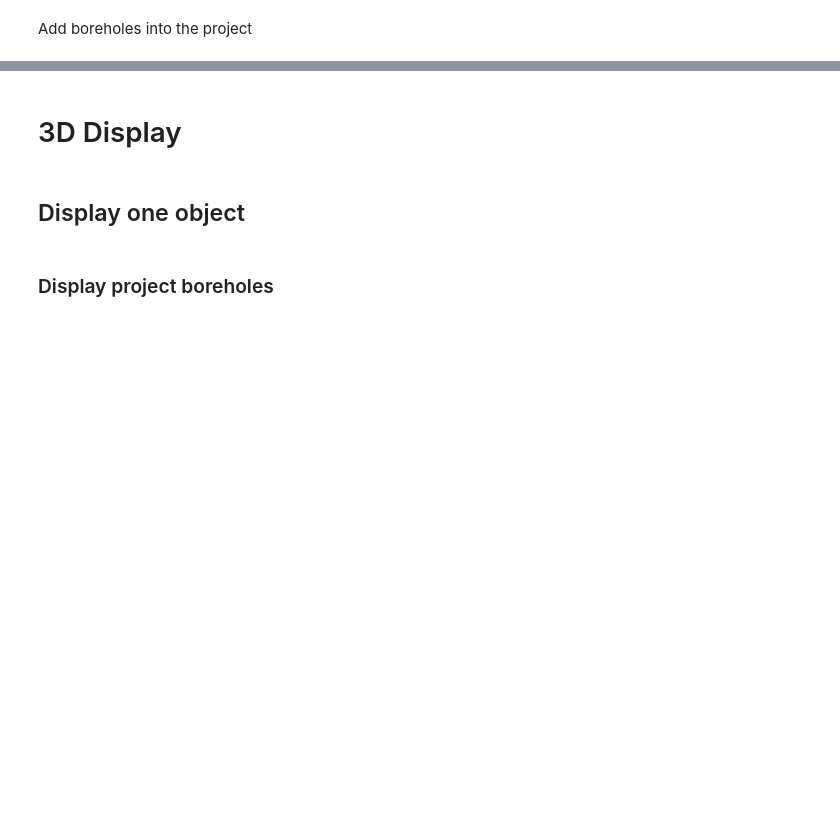
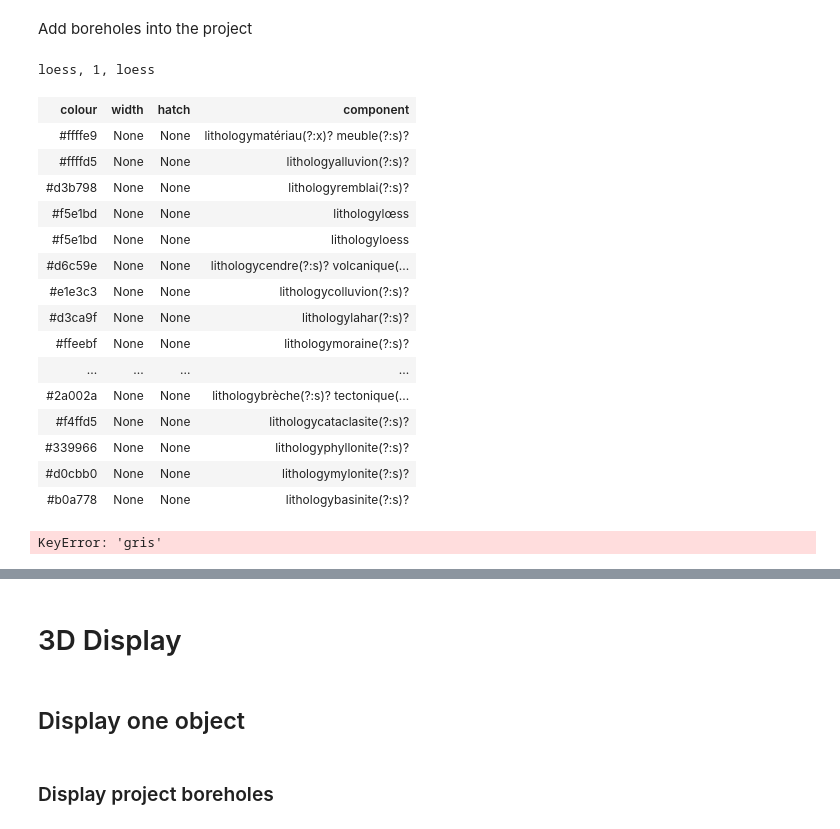
Before and after one commit to kaufmanno/GSDMA, a Jupyter notebook: playground/TFE_test/Boreholes_representation-Copy1.ipynb, the cells around one changed output, grey strips where cells are left out. Drawn from its saved outputs; the diff is of its cells as text; code cells hidden in the pictures; blank space fills up the shorter version.

```diff
--- a/playground/TFE_test/Boreholes_representation-Copy1.ipynb
+++ b/playground/TFE_test/Boreholes_representation-Copy1.ipynb
@@ -247,0 +240,31 @@ Add boreholes into the project
+# %%
+litho = 'loess'
+# litho = 'tectonite mélangés'
+#test = ['Tectonite(?:s)?','Tectonite(?:s)? mélangé(?:s)?','schiste(?:s)?','Cataclasite(?:s)?']
+test = [l.component.lithology for l in legend_fr]
+
+reg = list(map(lambda x: re.compile("^{:s}$".format(x), flags=re.I).search(litho), test))
+r = [l.string for l in reg if l is not None]
+if len(r) > 0:
+    print(f"{r[0]}, {len(r)}, {litho}")
+# %% [output]
+loess, 1, loess
+# %%
+legend_fr
+# %% [output]
+| colour | width | hatch | component |
+| #ffffe9 | None | None | lithologymatériau(?:x)? meuble(?:s)? |
+| #ffffd5 | None | None | lithologyalluvion(?:s)? |
+| #d3b798 | None | None | lithologyremblai(?:s)? |
+| #f5e1bd | None | None | lithologylœss |
+| #f5e1bd | None | None | lithologyloess |
+| #d6c59e | None | None | lithologycendre(?:s)? volcanique(... |
+| #e1e3c3 | None | None | lithologycolluvion(?:s)? |
+| #d3ca9f | None | None | lithologylahar(?:s)? |
+| #ffeebf | None | None | lithologymoraine(?:s)? |
+| ... | ... | ... | ... |
+| #2a002a | None | None | lithologybrèche(?:s)? tectonique(... |
+| #f4ffd5 | None | None | lithologycataclasite(?:s)? |
+| #339966 | None | None | lithologyphyllonite(?:s)? |
+| #d0cbb0 | None | None | lithologymylonite(?:s)? |
+| #b0a778 | None | None | lithologybasinite(?:s)? |
@@ -248,3 +296,8 @@ Add boreholes into the project
+# %%
+name = 'gris'
+COLOURS_FR[name.lower()]
+# %% [output]
+KeyError: 'gris'
 # %%
 for bh in boreholes:
     p.add_borehole(bh)
```
Also changed, not shown: parts of 19 cells of this notebook, 7 other files.
